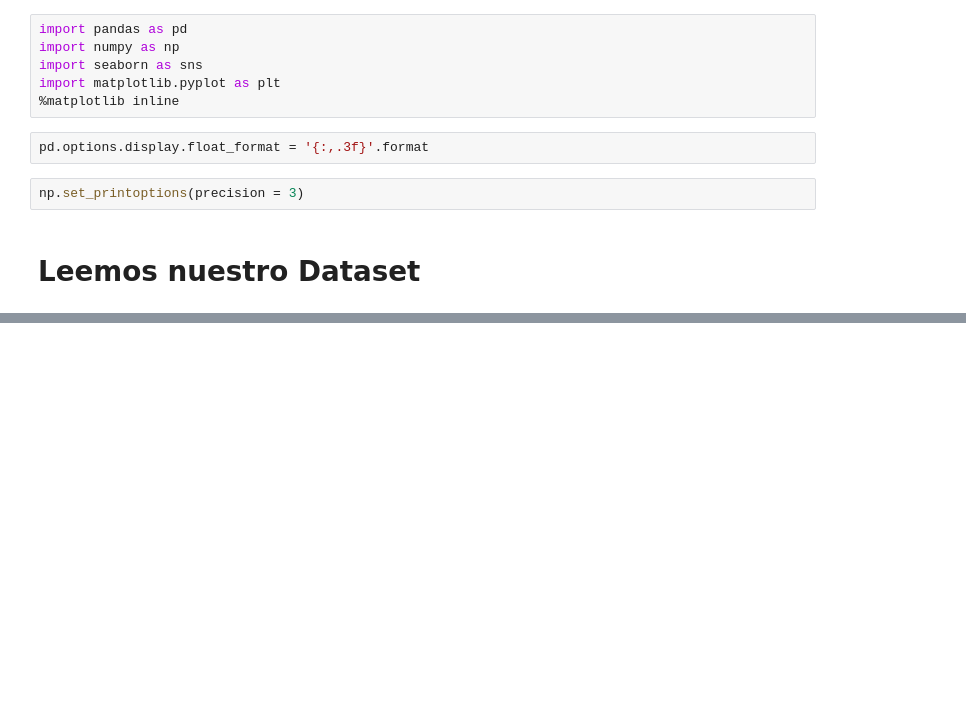
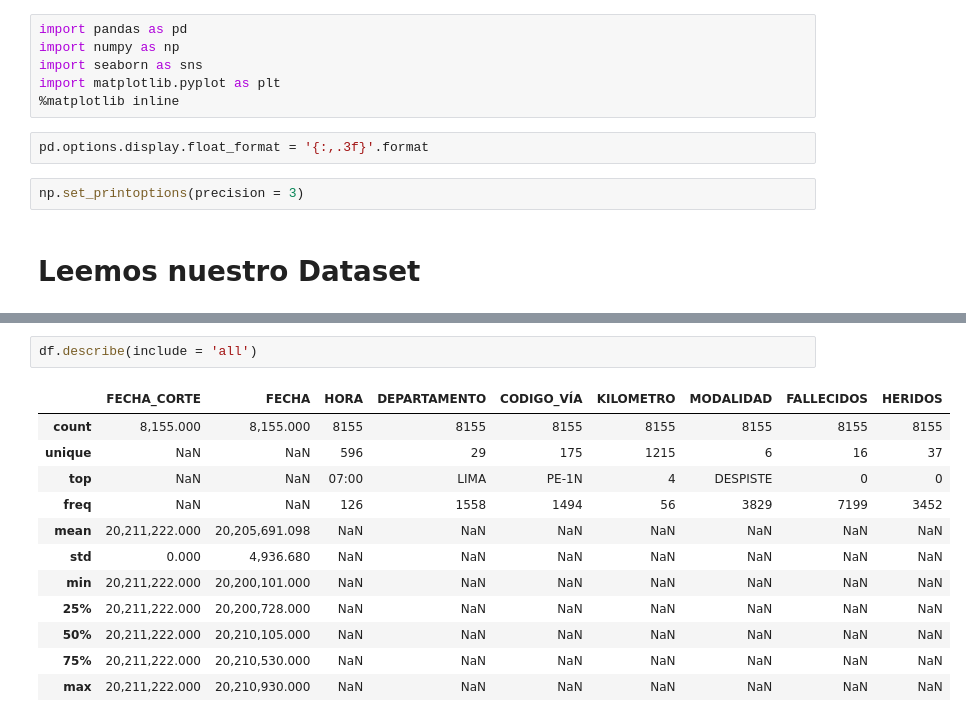
Before and after one commit to FernandoCallasaca/data_science_projects, a Jupyter notebook: Accidentes_de_tránsito_2020_2021.ipynb, the cells around one changed output, grey strips where cells are left out. Cells and saved outputs as stored; diff of their text form; blank space fills up the shorter version.

```diff
--- a/Accidentes_de_tránsito_2020_2021.ipynb
+++ b/Accidentes_de_tránsito_2020_2021.ipynb
@@ -34,0 +86,15 @@ np.set_printoptions(precision = 3)
+# %%
+df.describe(include = 'all')
+# %% [output]
+|  | FECHA_CORTE | FECHA | HORA | DEPARTAMENTO | CODIGO_VÍA | KILOMETRO | MODALIDAD | FALLECIDOS | HERIDOS |
+| count | 8,155.000 | 8,155.000 | 8155 | 8155 | 8155 | 8155 | 8155 | 8155 | 8155 |
+| unique | NaN | NaN | 596 | 29 | 175 | 1215 | 6 | 16 | 37 |
+| top | NaN | NaN | 07:00 | LIMA | PE-1N | 4 | DESPISTE | 0 | 0 |
+| freq | NaN | NaN | 126 | 1558 | 1494 | 56 | 3829 | 7199 | 3452 |
+| mean | 20,211,222.000 | 20,205,691.098 | NaN | NaN | NaN | NaN | NaN | NaN | NaN |
+| std | 0.000 | 4,936.680 | NaN | NaN | NaN | NaN | NaN | NaN | NaN |
+| min | 20,211,222.000 | 20,200,101.000 | NaN | NaN | NaN | NaN | NaN | NaN | NaN |
+| 25% | 20,211,222.000 | 20,200,728.000 | NaN | NaN | NaN | NaN | NaN | NaN | NaN |
+| 50% | 20,211,222.000 | 20,210,105.000 | NaN | NaN | NaN | NaN | NaN | NaN | NaN |
+| 75% | 20,211,222.000 | 20,210,530.000 | NaN | NaN | NaN | NaN | NaN | NaN | NaN |
+| max | 20,211,222.000 | 20,210,930.000 | NaN | NaN | NaN | NaN | NaN | NaN | NaN |
```
Also changed, not shown: parts of 18 cells of this notebook.
